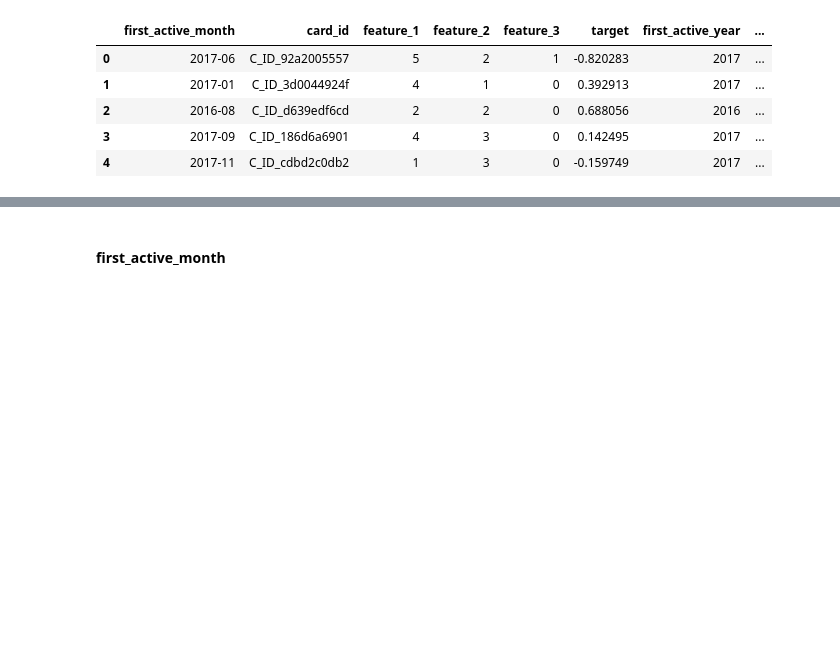
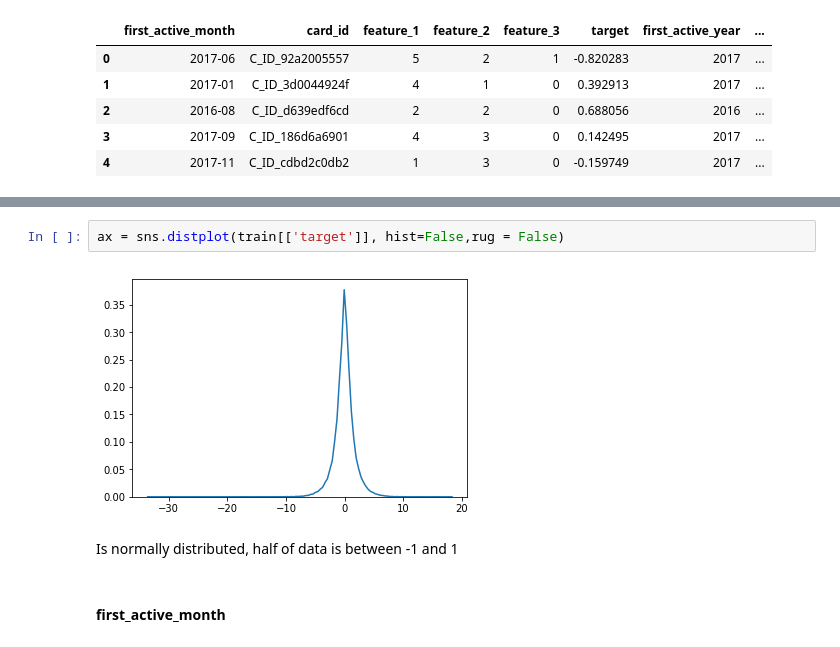
Before and after one commit to scottbradshaw/elo-merchant, a Jupyter notebook: Exploration.ipynb, the cells around one changed output, grey strips where cells are left out. Saved outputs shown, nothing was run; the diff lists cells and outputs as text; blank space fills up the shorter version.

Commit message:
EDA on variables in train

```diff
--- a/Exploration.ipynb
+++ b/Exploration.ipynb
@@ -56,3 +79,9 @@ train.head()
+# %%
+ax = sns.distplot(train[['target']], hist=False,rug = False)
+# %% [output]
+[figure, added]
+# %% [markdown]
+Is normally distributed, half of data is between -1 and 1
 # %% [markdown]
 #### first_active_month
 # %%
```
Also changed, not shown: parts of 12 cells of this notebook.
